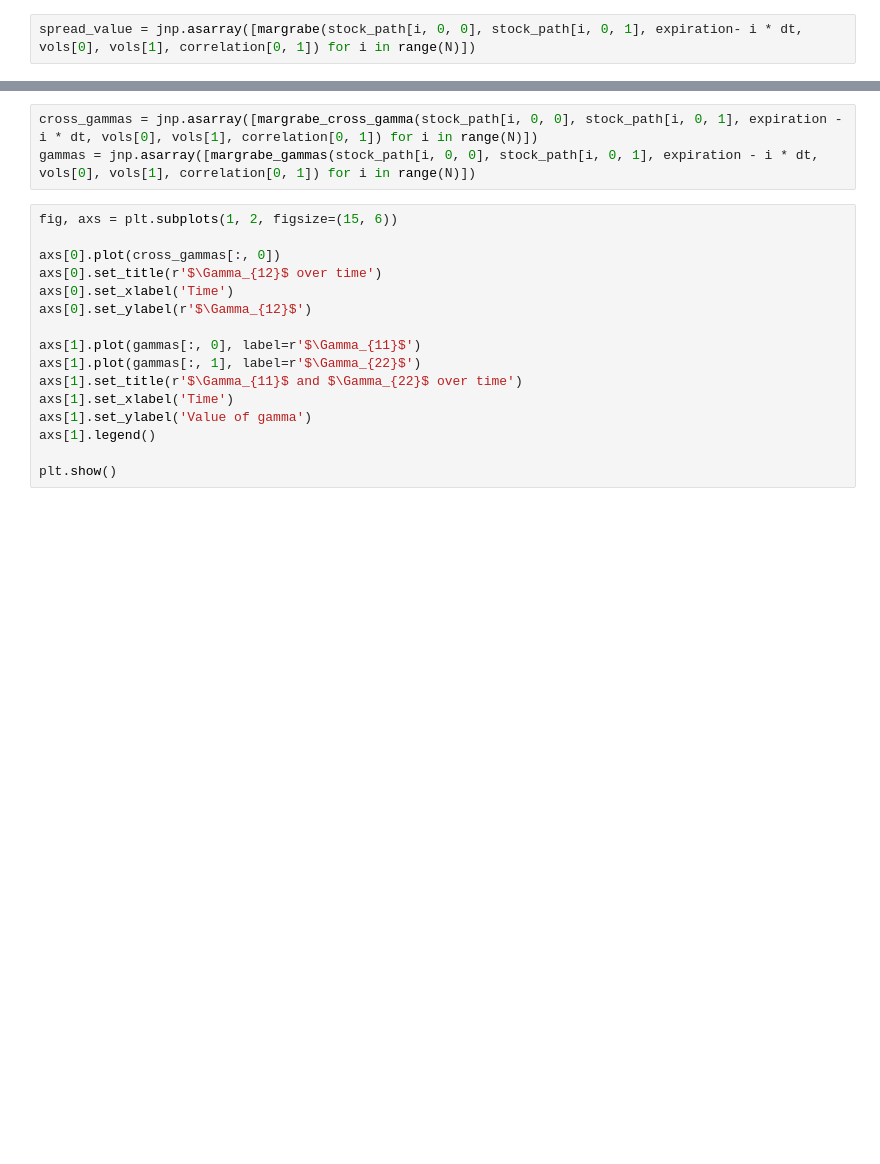
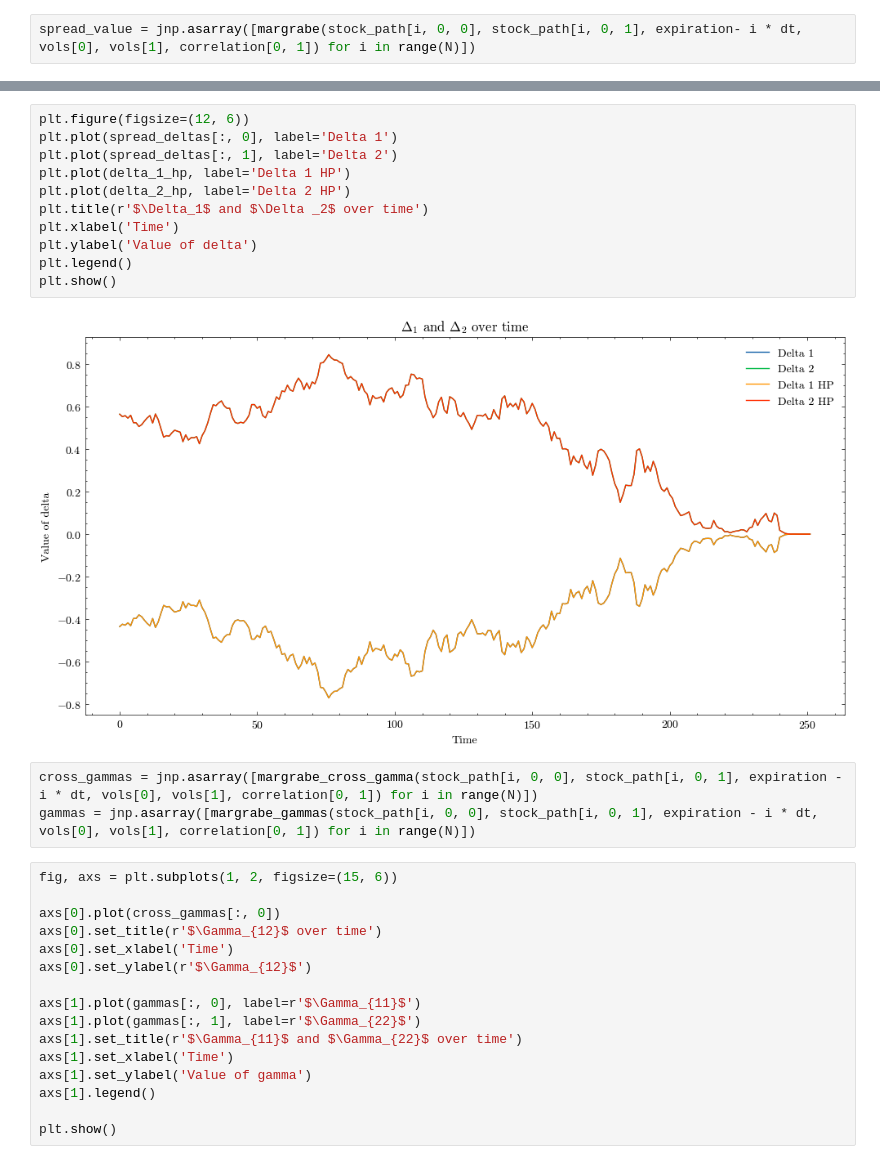
Before and after one commit to paolodelia99/delta-hedging, a Jupyter notebook: black-scholes-hedging/spread-option/gamma_hedging_spread.ipynb, the cells around one changed output, grey strips where cells are left out. Cells and saved outputs as stored; diff of their text form; blank space fills up the shorter version.

```diff
--- a/black-scholes-hedging/spread-option/gamma_hedging_spread.ipynb
+++ b/black-scholes-hedging/spread-option/gamma_hedging_spread.ipynb
@@ -140,3 +94,16 @@ plt.show()
+# %%
+plt.figure(figsize=(12, 6))
+plt.plot(spread_deltas[:, 0], label='Delta 1')
+plt.plot(spread_deltas[:, 1], label='Delta 2')
+plt.plot(delta_1_hp, label='Delta 1 HP')
+plt.plot(delta_2_hp, label='Delta 2 HP')
+plt.title(r'$\Delta_1$ and $\Delta _2$ over time')
+plt.xlabel('Time')
+plt.ylabel('Value of delta')
+plt.legend()
+plt.show()
+# %% [output]
+[figure, added]
 # %%
 cross_gammas = jnp.asarray([margrabe_cross_gamma(stock_path[i, 0, 0], stock_path[i, 0, 1], expiration - i * dt, vols[0], vols[1], correlation[0, 1]) for i in range(N)])
 gammas = jnp.asarray([margrabe_gammas(stock_path[i, 0, 0], stock_path[i, 0, 1], expiration - i * dt, vols[0], vols[1], correlation[0, 1]) for i in range(N)])
```
Also changed, not shown: parts of 23 cells of this notebook.
